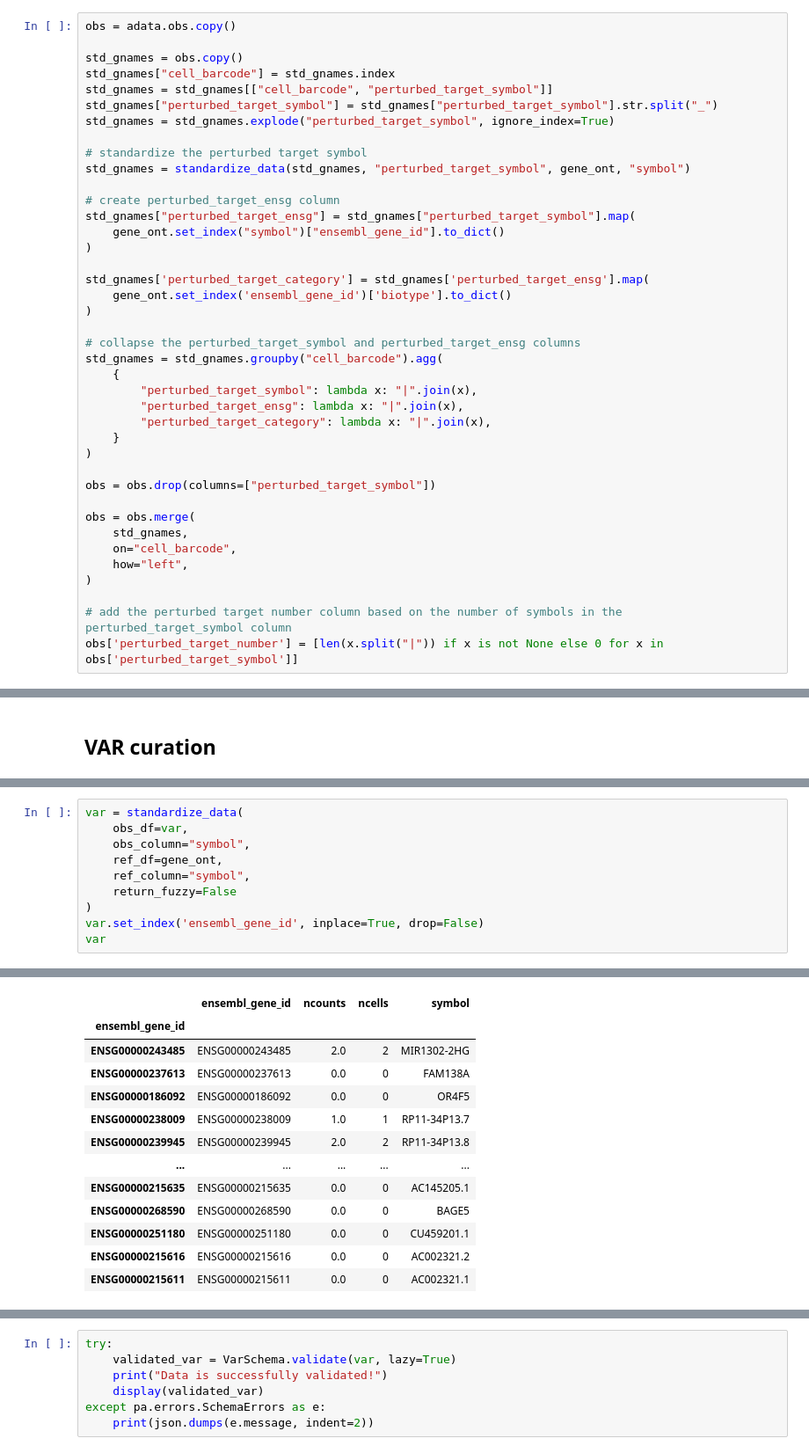
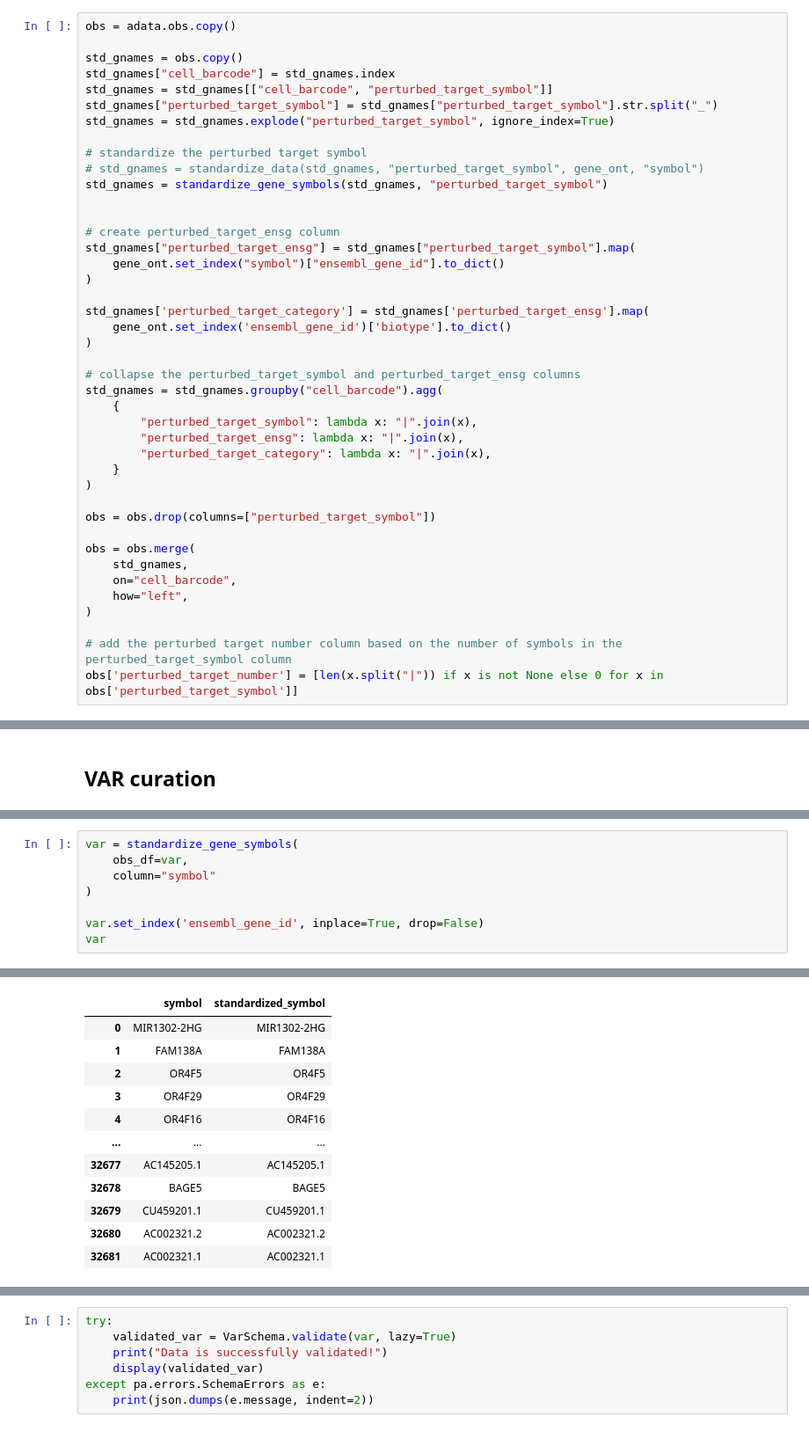
Before and after one commit to EMBL-EBI-ABC/PerturbationCatalogue, a Jupyter notebook: data_exploration/Perturbseq/curation_notebooks/adamson_2016_upr_epistasis.ipynb, the cells around one changed output, grey strips where cells are left out. Shown at 88% size. Drawn from its saved outputs; the diff is of its cells as text.

```diff
--- a/data_exploration/Perturbseq/curation_notebooks/adamson_2016_upr_epistasis.ipynb
+++ b/data_exploration/Perturbseq/curation_notebooks/adamson_2016_upr_epistasis.ipynb
@@ -156,7 +145,9 @@ std_gnames["perturbed_target_symbol"] = std_gnames["perturbed_target_symbol"].st
 std_gnames = std_gnames.explode("perturbed_target_symbol", ignore_index=True)
 
 # standardize the perturbed target symbol
-std_gnames = standardize_data(std_gnames, "perturbed_target_symbol", gene_ont, "symbol")
+# std_gnames = standardize_data(std_gnames, "perturbed_target_symbol", gene_ont, "symbol")
+std_gnames = standardize_gene_symbols(std_gnames, "perturbed_target_symbol")
+
 
 # create perturbed_target_ensg column
 std_gnames["perturbed_target_ensg"] = std_gnames["perturbed_target_symbol"].map(
@@ -444,13 +482,11 @@ var
 | 32737 | ENSG00000215611 | 0.0 | 0 | AC002321.1 |
 32738 rows × 4 columns
 # %%
-var = standardize_data(
+var = standardize_gene_symbols(
     obs_df=var,
-    obs_column="symbol",
-    ref_df=gene_ont,
-    ref_column="symbol",
-    return_fuzzy=False
+    column="symbol"
 )
+
 var.set_index('ensembl_gene_id', inplace=True, drop=False)
 var
 # %% [output]
@@ -459,13 +508,12 @@ Number of synonym matches: 758
-|  | ensembl_gene_id | ncounts | ncells | symbol |
-| ensembl_gene_id |  |  |  |  |
-| ENSG00000243485 | ENSG00000243485 | 2.0 | 2 | MIR1302-2HG |
-| ENSG00000237613 | ENSG00000237613 | 0.0 | 0 | FAM138A |
-| ENSG00000186092 | ENSG00000186092 | 0.0 | 0 | OR4F5 |
-| ENSG00000238009 | ENSG00000238009 | 1.0 | 1 | RP11-34P13.7 |
-| ENSG00000239945 | ENSG00000239945 | 2.0 | 2 | RP11-34P13.8 |
-| ... | ... | ... | ... | ... |
-| ENSG00000215635 | ENSG00000215635 | 0.0 | 0 | AC145205.1 |
-| ENSG00000268590 | ENSG00000268590 | 0.0 | 0 | BAGE5 |
-| ENSG00000251180 | ENSG00000251180 | 0.0 | 0 | CU459201.1 |
-| ENSG00000215616 | ENSG00000215616 | 0.0 | 0 | AC002321.2 |
-| ENSG00000215611 | ENSG00000215611 | 0.0 | 0 | AC002321.1 |
+|  | symbol | standardized_symbol |
+| 0 | MIR1302-2HG | MIR1302-2HG |
+| 1 | FAM138A | FAM138A |
+| 2 | OR4F5 | OR4F5 |
+| 3 | OR4F29 | OR4F29 |
+| 4 | OR4F16 | OR4F16 |
+| ... | ... | ... |
+| 32677 | AC145205.1 | AC145205.1 |
+| 32678 | BAGE5 | BAGE5 |
+| 32679 | CU459201.1 | CU459201.1 |
+| 32680 | AC002321.2 | AC002321.2 |
+| 32681 | AC002321.1 | AC002321.1 |
```
Also changed, not shown: parts of 12 cells of this notebook, 4 other files.
